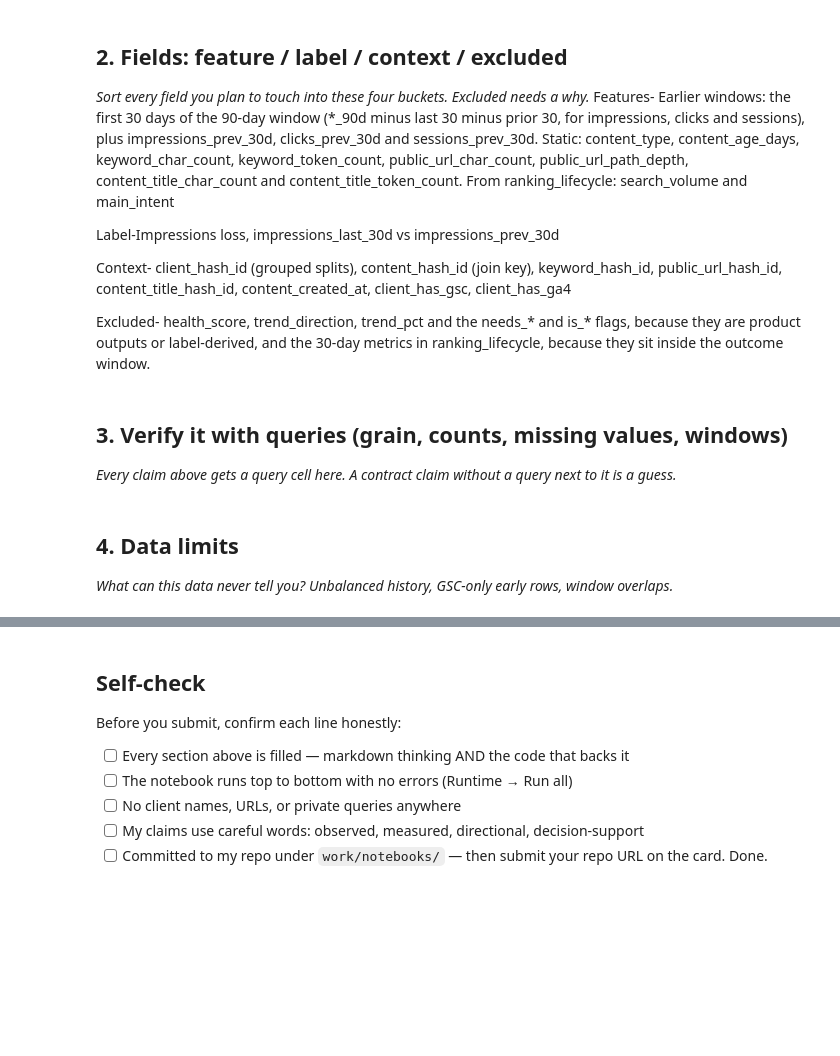
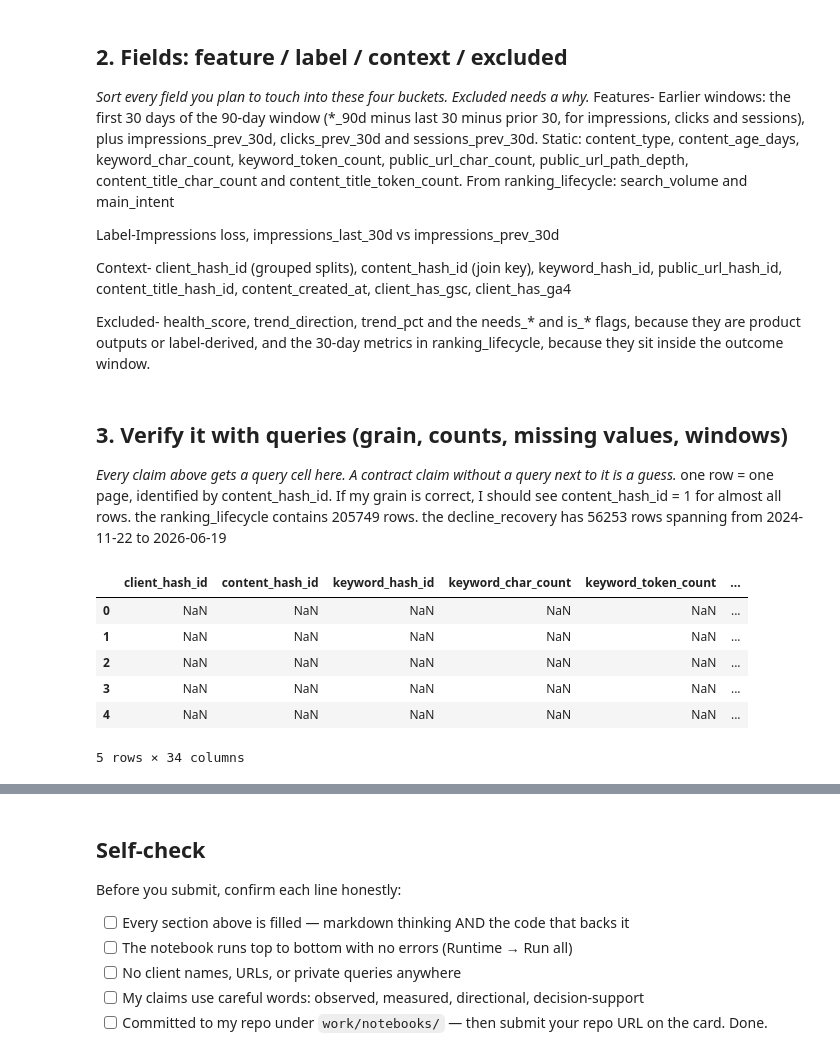
Before and after one commit to jiezugwu/Data-Science, a Jupyter notebook: work/notebooks/w03_data_contract.ipynb, the cells around one changed output, grey strips where cells are left out. Cells and saved outputs as stored; diff of their text form; code cells hidden in the pictures; blank space fills up the shorter version.

```diff
--- a/work/notebooks/w03_data_contract.ipynb
+++ b/work/notebooks/w03_data_contract.ipynb
@@ -34,10 +34,22 @@ Excluded- health_score, trend_direction, trend_pct and the needs_* and is_* flag
 ## 3. Verify it with queries (grain, counts, missing values, windows)
 
 *Every claim above gets a query cell here. A contract claim without a query next to it is a guess.*
+one row = one page, identified by content_hash_id. If my grain is correct, I should see content_hash_id = 1 for almost all rows.
+the ranking_lifecycle contains 205749 rows. the decline_recovery has 56253 rows spanning from 2024-11-22 to 2026-06-19
 # %%
 # This cell is for CODE (numbers, a query, a check).
 # Write your text answer in the cell ABOVE this one — typing sentences here breaks Run All.
+# from google.colab import files
+# uploaded = files.upload()
+# the grain
+import pandas as pd
+df1=pd.read_parquet("ranking_lifecycle.parquet")
+df1[df1.groupby("content_hash_id").count()>1].head()
+# %% [output]
+|  | client_hash_id | content_hash_id | keyword_hash_id | keyword_char_count | keyword_token_count | ... |
+| 0 | NaN | NaN | NaN | NaN | NaN | ... |
+| 1 | NaN | NaN | NaN | NaN | NaN | ... |
+| 2 | NaN | NaN | NaN | NaN | NaN | ... |
+| 3 | NaN | NaN | NaN | NaN | NaN | ... |
+| 4 | NaN | NaN | NaN | NaN | NaN | ... |
+5 rows × 34 columns
-# %% [markdown]
-## 4. Data limits
-
-*What can this data never tell you? Unbalanced history, GSC-only early rows, window overlaps.*
```
Also changed, not shown: parts of 7 cells of this notebook.
